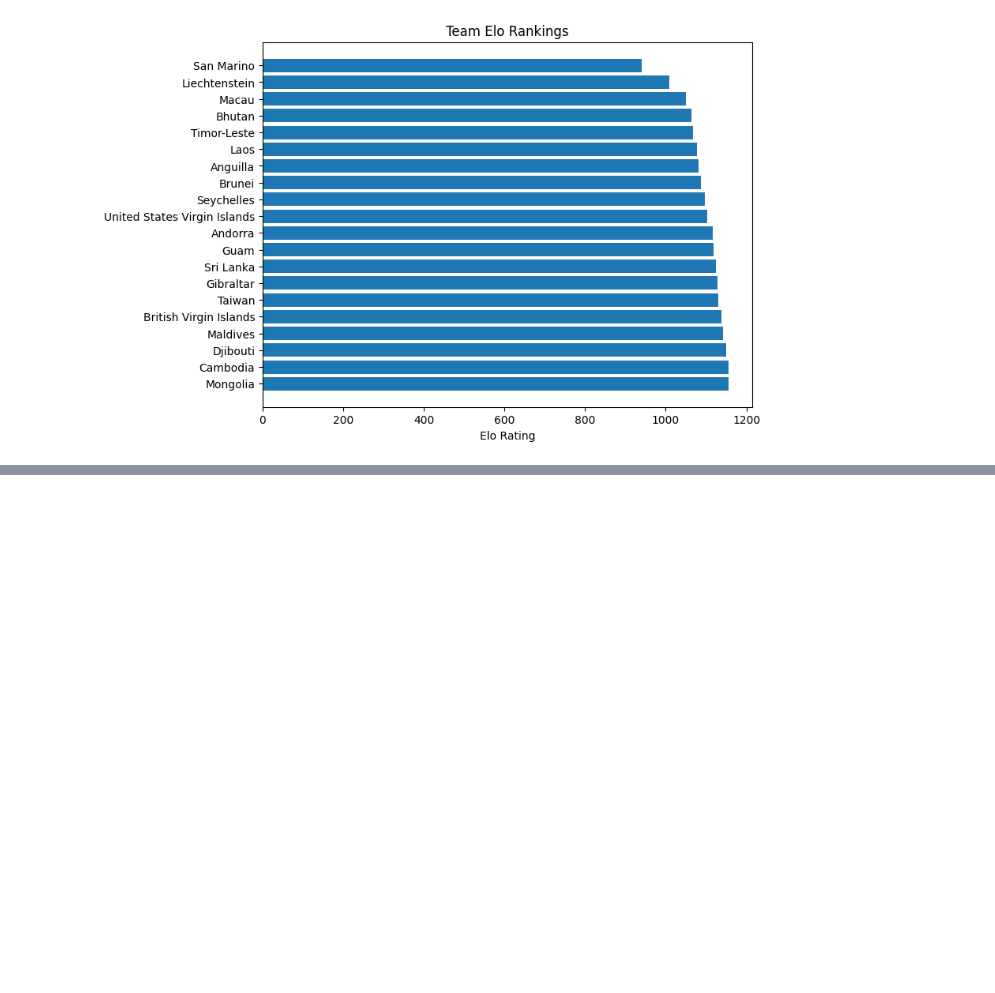
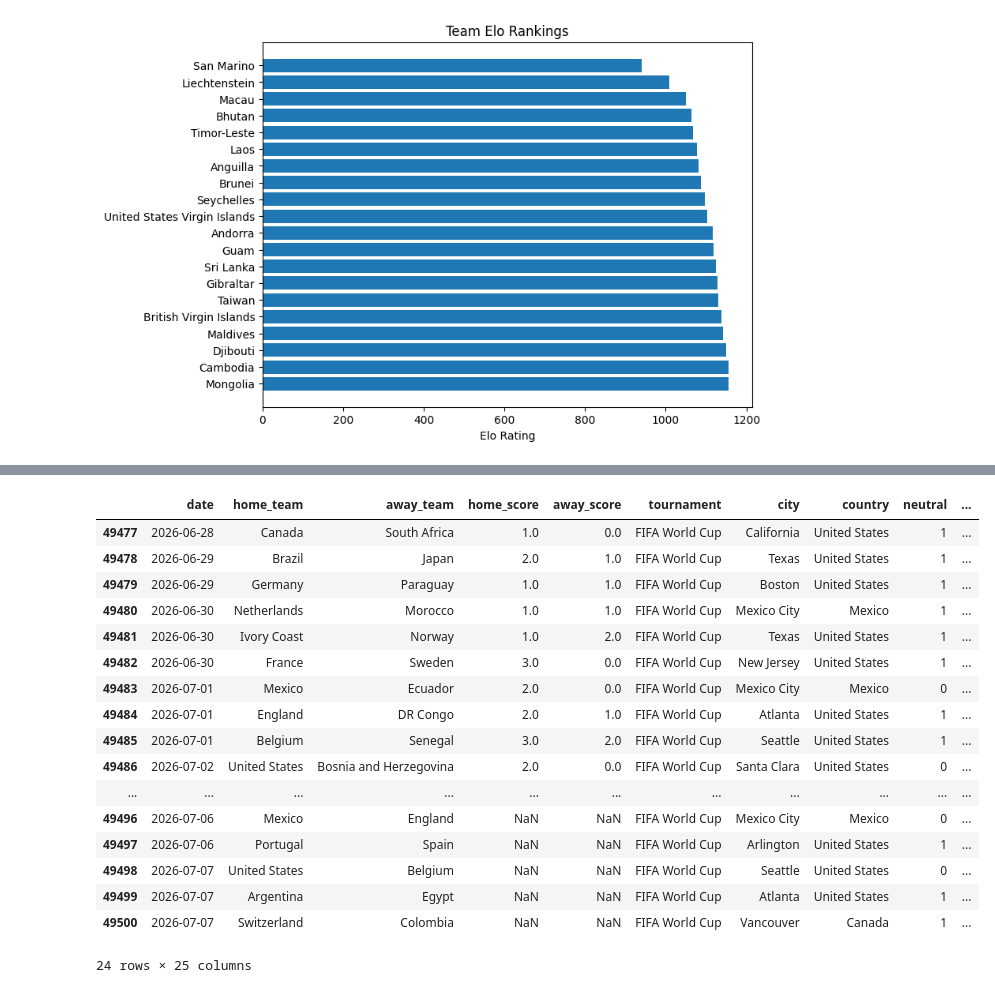
Before and after one commit to berkasin01/sandbox, a Jupyter notebook: football_scores/football.ipynb, the cells around one changed output, grey strips where cells are left out. Saved outputs shown, nothing was run; the diff lists cells and outputs as text; code cells hidden in the pictures; blank space fills up the shorter version.

```diff
--- a/football_scores/football.ipynb
+++ b/football_scores/football.ipynb
@@ -475,9 +475,15 @@ long_df.head(5)
 # %%
-home_rolling = long_df[long_df['role']=='home'][['match_id','rolling_mean_3','rolling_mean_5','rolling_mean_10']].rename(
-    columns={'rolling_mean_3':'home_rolling_mean_3','rolling_mean_5':'home_rolling_mean_5','rolling_mean_10':'home_rolling_mean_10'})
+home_rolling = long_df[long_df['role']=='home'][['match_id','rolling_mean_3','rolling_mean_5','rolling_mean_10','rolling_sum_3','rolling_sum_5','rolling_sum_10']].rename(
+    columns={
+        'rolling_mean_3':'home_rolling_mean_3','rolling_mean_5':'home_rolling_mean_5','rolling_mean_10':'home_rolling_mean_10',
+        'rolling_sum_3':'home_rolling_sum_3','rolling_sum_5':'home_rolling_sum_5','rolling_sum_10':'home_rolling_sum_10',
+            })
 
-away_rolling = long_df[long_df['role']=='away'][['match_id','rolling_mean_3','rolling_mean_5','rolling_mean_10']].rename(
-    columns={'rolling_mean_3':'away_rolling_mean_3','rolling_mean_5':'away_rolling_mean_5','rolling_mean_10':'away_rolling_mean_10'})
+away_rolling = long_df[long_df['role']=='away'][['match_id','rolling_mean_3','rolling_mean_5','rolling_mean_10','rolling_sum_3','rolling_sum_5','rolling_sum_10']].rename(
+    columns={
+        'rolling_mean_3':'away_rolling_mean_3','rolling_mean_5':'away_rolling_mean_5','rolling_mean_10':'away_rolling_mean_10',
+        'rolling_sum_3':'away_rolling_sum_3','rolling_sum_5':'away_rolling_sum_5','rolling_sum_10':'away_rolling_sum_10',
+            })
 
 results_df = results_df.merge(home_rolling, on='match_id').merge(away_rolling, on='match_id')
 # %%
@@ -492,10 +519,12 @@ results_df.shape
 # %%
-# from sklearn.preprocessing import LabelEncoder
-# elo_cols = ["home_elo","away_elo"]
+from sklearn.preprocessing import LabelEncoder, StandardScaler
+elo_cols = ["home_elo","away_elo"]
 
-# tourney_le = LabelEncoder()
-# ml_df = results_df.copy()
-# ml_df["tournament"] = tourney_le.fit_transform(ml_df["tournament"])
+ml_df = results_df.copy()
 
-# neu_le = LabelEncoder()
-# ml_df["neutral"] = neu_le.fit_transform(ml_df["neutral"])
+ml_df["neutral"] = ml_df["neutral"].astype(int)
+# %%
+train_df = ml_df[ml_df['date'] < '2026-06-28']
+predict_df = ml_df[ml_df['date'] >= '2026-06-28']
+
+train_df = train_df.dropna()
@@ -501,0 +584,21 @@ results_df.shape
+# %%
+predict_df
+# %% [output]
+|  | date | home_team | away_team | home_score | away_score | tournament | city | country | neutral | ... |
+| 49477 | 2026-06-28 | Canada | South Africa | 1.0 | 0.0 | FIFA World Cup | California | United States | 1 | ... |
+| 49478 | 2026-06-29 | Brazil | Japan | 2.0 | 1.0 | FIFA World Cup | Texas | United States | 1 | ... |
+| 49479 | 2026-06-29 | Germany | Paraguay | 1.0 | 1.0 | FIFA World Cup | Boston | United States | 1 | ... |
+| 49480 | 2026-06-30 | Netherlands | Morocco | 1.0 | 1.0 | FIFA World Cup | Mexico City | Mexico | 1 | ... |
+| 49481 | 2026-06-30 | Ivory Coast | Norway | 1.0 | 2.0 | FIFA World Cup | Texas | United States | 1 | ... |
+| 49482 | 2026-06-30 | France | Sweden | 3.0 | 0.0 | FIFA World Cup | New Jersey | United States | 1 | ... |
+| 49483 | 2026-07-01 | Mexico | Ecuador | 2.0 | 0.0 | FIFA World Cup | Mexico City | Mexico | 0 | ... |
+| 49484 | 2026-07-01 | England | DR Congo | 2.0 | 1.0 | FIFA World Cup | Atlanta | United States | 1 | ... |
+| 49485 | 2026-07-01 | Belgium | Senegal | 3.0 | 2.0 | FIFA World Cup | Seattle | United States | 1 | ... |
+| 49486 | 2026-07-02 | United States | Bosnia and Herzegovina | 2.0 | 0.0 | FIFA World Cup | Santa Clara | United States | 0 | ... |
+| ... | ... | ... | ... | ... | ... | ... | ... | ... | ... | ... |
+| 49496 | 2026-07-06 | Mexico | England | NaN | NaN | FIFA World Cup | Mexico City | Mexico | 0 | ... |
+| 49497 | 2026-07-06 | Portugal | Spain | NaN | NaN | FIFA World Cup | Arlington | United States | 1 | ... |
+| 49498 | 2026-07-07 | United States | Belgium | NaN | NaN | FIFA World Cup | Seattle | United States | 0 | ... |
+| 49499 | 2026-07-07 | Argentina | Egypt | NaN | NaN | FIFA World Cup | Atlanta | United States | 1 | ... |
+| 49500 | 2026-07-07 | Switzerland | Colombia | NaN | NaN | FIFA World Cup | Vancouver | Canada | 1 | ... |
+24 rows × 25 columns
```
Also changed, not shown: parts of 25 cells of this notebook.
